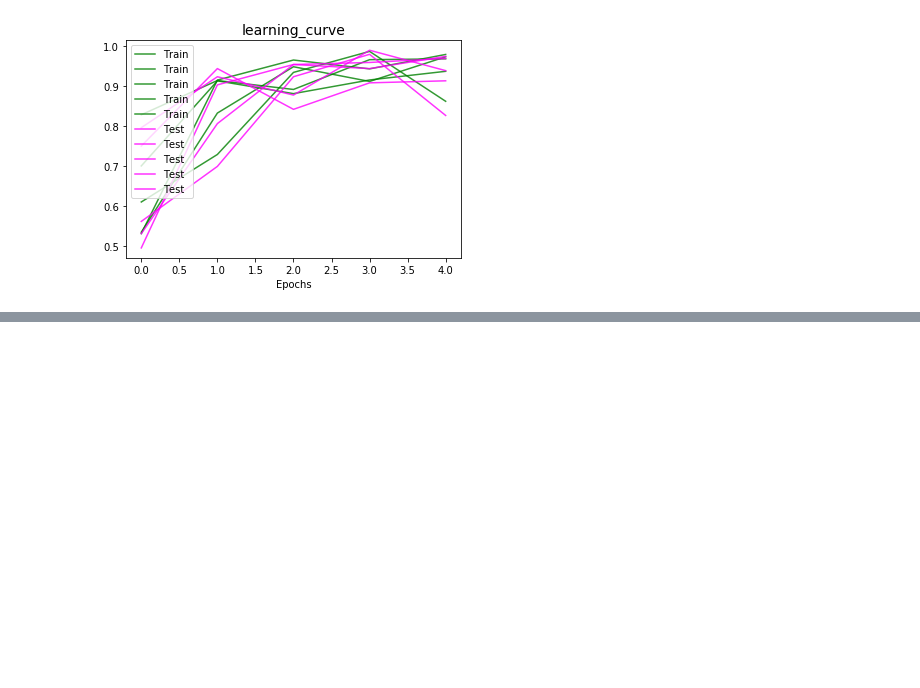
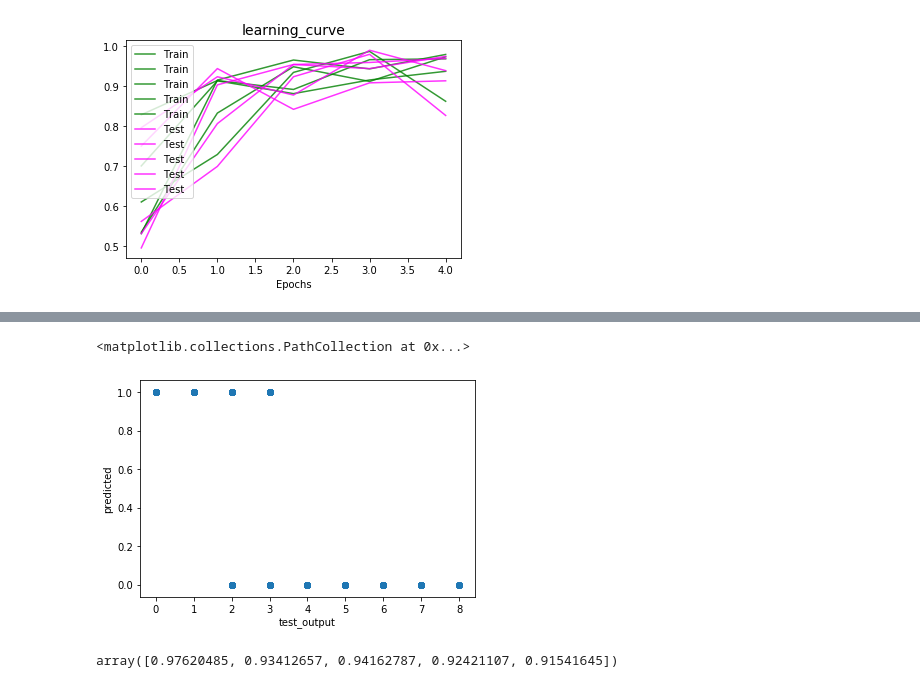
Before and after one commit to peishuan/Natural-Computation-Methods-for-Machine-Learning-Final-Project, a Jupyter notebook: meeting0527/spotify_classification.ipynb, the cells around one changed output, grey strips where cells are left out. Cells and saved outputs as stored; diff of their text form; code cells hidden in the pictures; blank space fills up the shorter version.

```diff
--- a/meeting0527/spotify_classification.ipynb
+++ b/meeting0527/spotify_classification.ipynb
@@ -346,0 +343,21 @@ plt.show()
+# %%
+mlp = MLPClassifier(hidden_layer_sizes=(13,8, ), activation='logistic', solver='sgd', alpha=0.0001,
+                    batch_size='auto', learning_rate='adaptive', learning_rate_init=0.001, power_t=0.5,
+                    max_iter=200, shuffle=True, random_state=None, tol=0.0001, verbose=False, warm_start=False,
+                    momentum=0.9, nesterovs_momentum=True, early_stopping=True, validation_fraction=0.2,
+                    epsilon=1e-08, n_iter_no_change=10)
+
+mlp.fit(train_data,train_output)
+predicted = mlp.predict(test_data)
+plt.xlabel('test_output')
+plt.ylabel('predicted')
+plt.scatter(test_output, predicted)
+# %% [output]
+<matplotlib.collections.PathCollection at 0x...>
+[figure, added]
+# %%
+clf = MLPClassifier()
+from sklearn.model_selection import cross_val_score
+cross_val_score(clf, train_data, train_output, cv=5)
+# %% [output]
+array([0.97620485, 0.93412657, 0.94162787, 0.92421107, 0.91541645])
```
Also changed, not shown: parts of 28 cells of this notebook, 2 other files.
